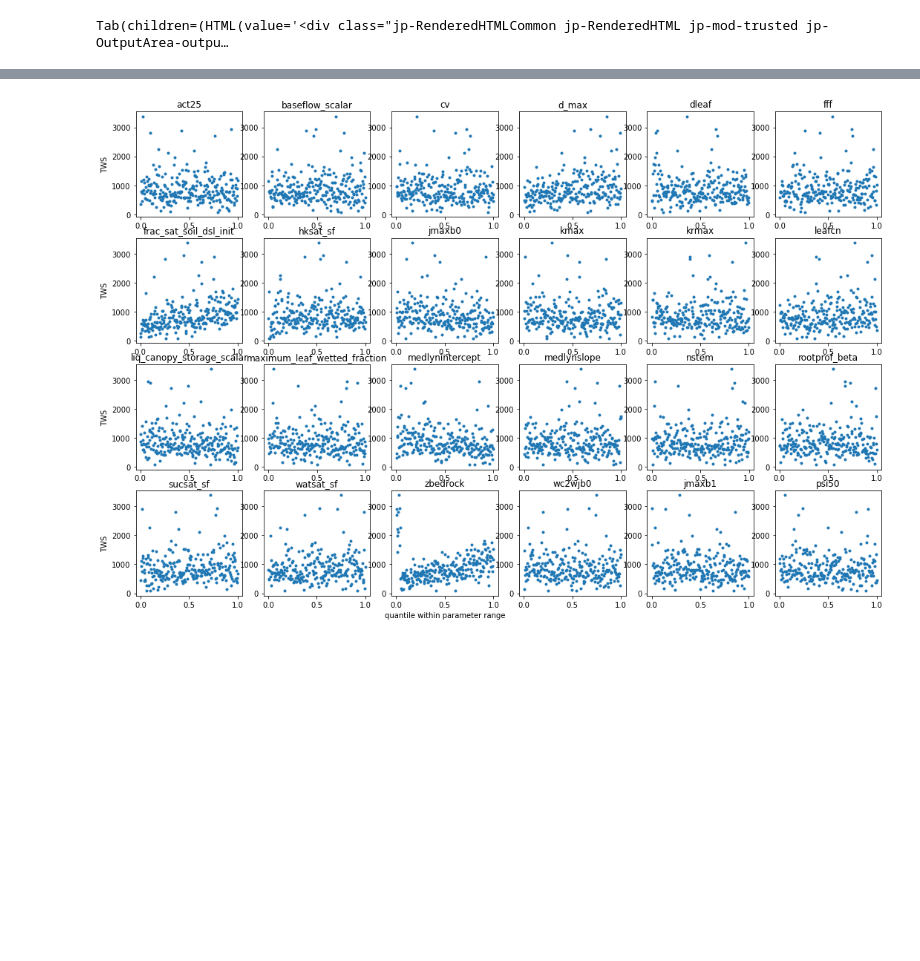
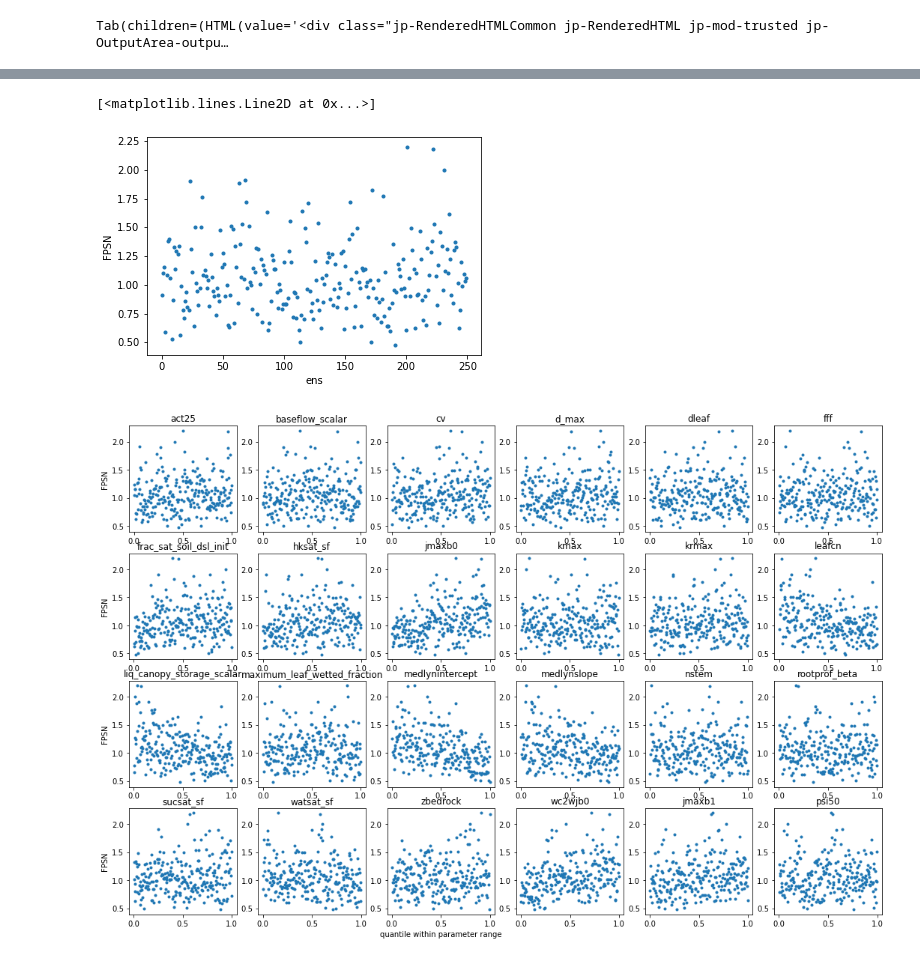
Before and after one commit to djk2120/ppe_tools, a Jupyter notebook: analysis/mpj.ipynb, the cells around one changed output, grey strips where cells are left out. Cells and saved outputs as stored; diff of their text form; code cells hidden in the pictures; blank space fills up the shorter version.

```diff
--- a/analysis/mpj.ipynb
+++ b/analysis/mpj.ipynb
@@ -54,8 +54,9 @@ lhckey = '/glade/scratch/djk2120/PPEn11/amflx_lhc/lhc_220324.txt'
 df = pd.read_csv(lhckey)
 # %%
 def preprocess(ds,singles=False):
-    datavars = ['FPSN','EFLX_LH_TOT','VEGWP','SOILWATER_10CM','TWS','BTRAN','SMP','H2OSOI']
-    onecopy  = ['RAIN','SNOW','FSDS','mcsec']
+    datavars = ['FPSN','EFLX_LH_TOT','VEGWP','SOILWATER_10CM','TWS','BTRAN','H2OSOI','TV','FSA'
+               ,'FCTR','FGEV','FCEV']
+    onecopy  = ['RAIN','SNOW','FSDS','mcsec','TLAI']
     nt = len(ds.time)
     ix = np.arange(nt)<nt-1 #first timestep is not meaningful
     if singles:
@@ -66,6 +67,6 @@ def preprocess(ds,singles=False):
 # %%
 ds0 = preprocess(xr.open_dataset(files[0]),singles=True)
 ds = xr.open_mfdataset(files,combine='nested',concat_dim='ens',
-                       parallel=True,preprocess=preprocess)
+                       parallel=True,preprocess=preprocess,chunks={'time':14612})
 for dv in ds0.data_vars:
     ds[dv]=ds0[dv]
@@ -81,8 +129,13 @@ def plotter(da,df):
             plt.xlabel('quantile within parameter range')
         plt.title(p)
 # %%
-x = ds.TWS.mean(dim='time').compute()
+v = 'FPSN'
+x = ds[v].mean(dim='time').compute()
+x.plot.line('.')
+# %% [output]
+[<matplotlib.lines.Line2D at 0x...>]
+[figure, added]
-# %%
-plotter(x)
-# %% [output]
-[figure, removed]
+# %%
+plotter(x,df)
+# %% [output]
+[figure, added]
```
Also changed, not shown: parts of 8 cells of this notebook.
